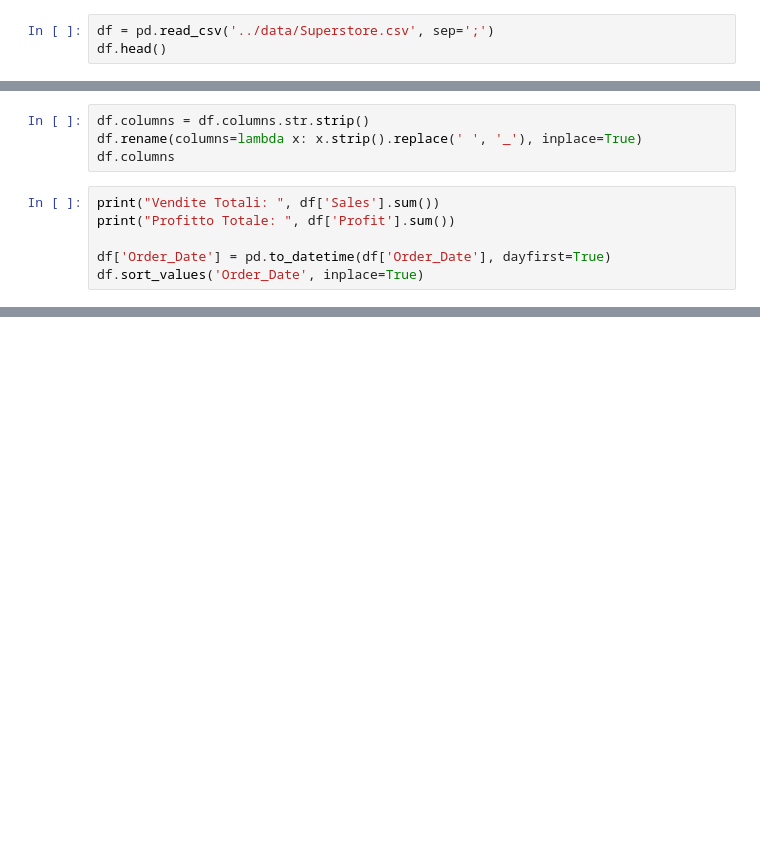
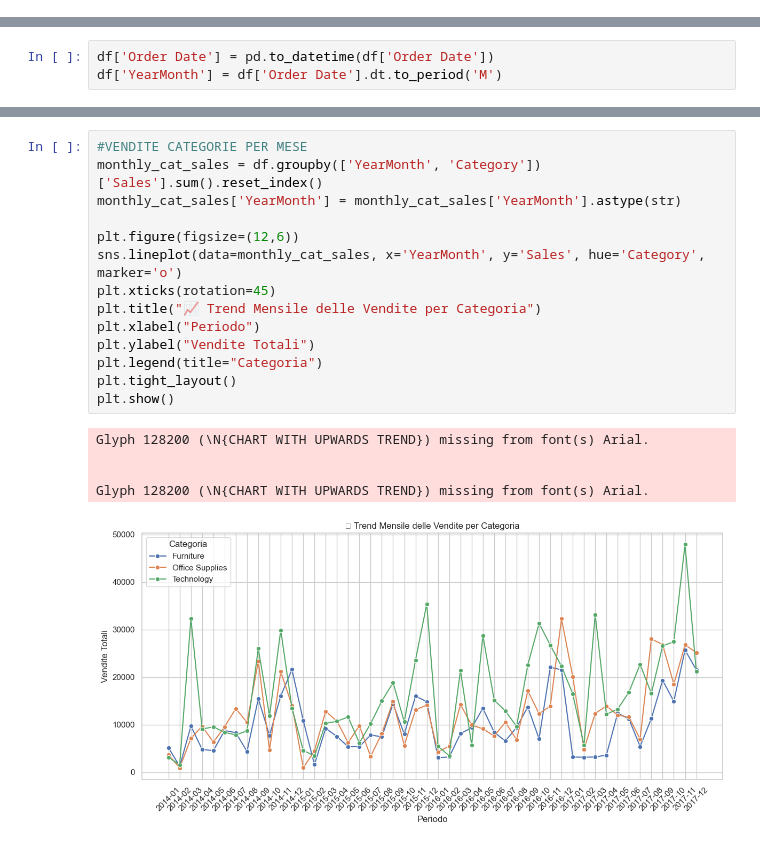
Before and after one commit to Lamiki82/retail-sales-analysis, a Jupyter notebook: notebooks/eda_superstore.ipynb, the cells around one changed output, grey strips where cells are left out. Drawn from its saved outputs; the diff is of its cells as text; blank space fills up the shorter version.

Commit message:
Add files via upload
graphics, maps

```diff
--- a/notebooks/eda_superstore.ipynb
+++ b/notebooks/eda_superstore.ipynb
@@ -13,4 +91 @@ sns.set(style='whitegrid')
 plt.rcParams['figure.figsize'] = (12, 6)
-# %%
-df = pd.read_csv('../data/Superstore.csv', sep=';')
-df.head()
@@ -21,10 +91,0 @@ df.isnull().sum()
-# %%
-df.columns = df.columns.str.strip()
-df.rename(columns=lambda x: x.strip().replace(' ', '_'), inplace=True)
-df.columns
-# %%
-print("Vendite Totali: ", df['Sales'].sum())
-print("Profitto Totale: ", df['Profit'].sum())
-
-df['Order_Date'] = pd.to_datetime(df['Order_Date'], dayfirst=True)
-df.sort_values('Order_Date', inplace=True)
@@ -30,0 +106,3 @@ df.sort_values('Order_Date', inplace=True)
+# %%
+df['Order Date'] = pd.to_datetime(df['Order Date'])
+df['YearMonth'] = df['Order Date'].dt.to_period('M')
@@ -30,0 +123,20 @@ df.sort_values('Order_Date', inplace=True)
+# %%
+#VENDITE CATEGORIE PER MESE
+monthly_cat_sales = df.groupby(['YearMonth', 'Category'])['Sales'].sum().reset_index()
+monthly_cat_sales['YearMonth'] = monthly_cat_sales['YearMonth'].astype(str)
+
+plt.figure(figsize=(12,6))
+sns.lineplot(data=monthly_cat_sales, x='YearMonth', y='Sales', hue='Category', marker='o')
+plt.xticks(rotation=45)
+plt.title("📈 Trend Mensile delle Vendite per Categoria")
+plt.xlabel("Periodo")
+plt.ylabel("Vendite Totali")
+plt.legend(title="Categoria")
+plt.tight_layout()
+plt.show()
+# %% [output]
+Glyph 128200 (\N{CHART WITH UPWARDS TREND}) missing from font(s) Arial.
+
+
+Glyph 128200 (\N{CHART WITH UPWARDS TREND}) missing from font(s) Arial.
+[figure, added]
```
Also changed, not shown: parts of 24 cells of this notebook.
